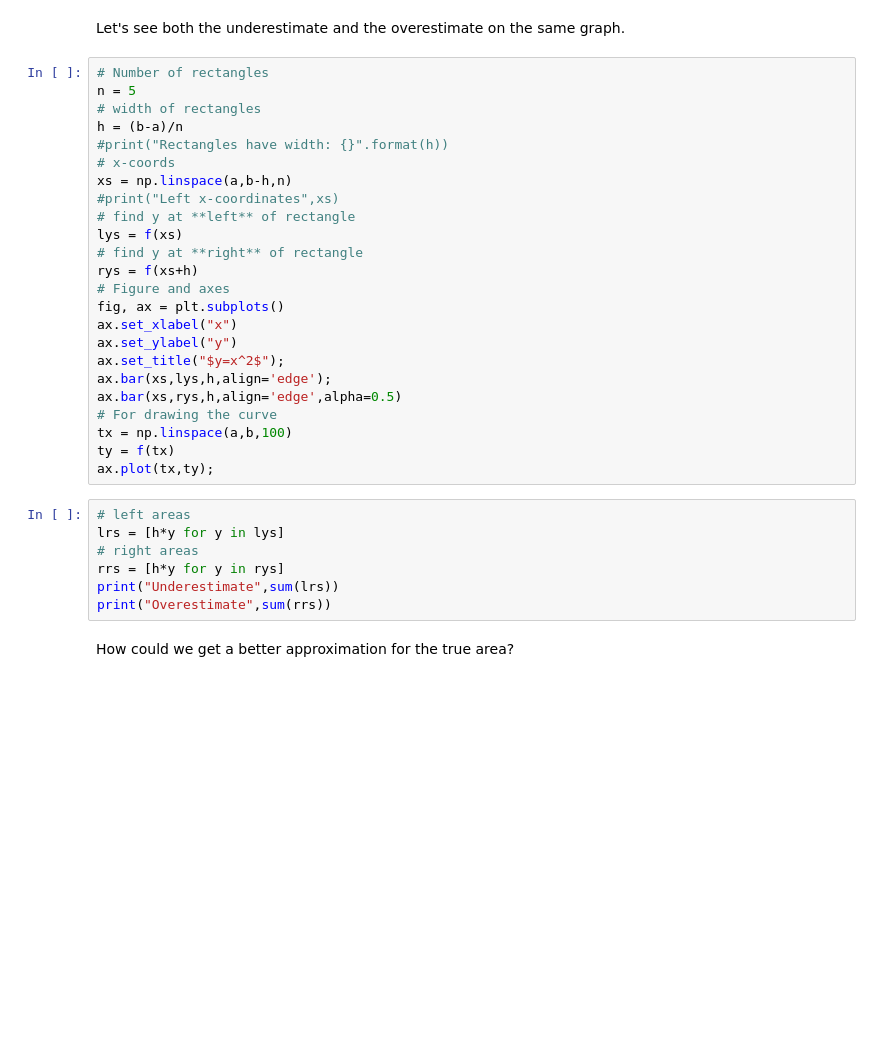
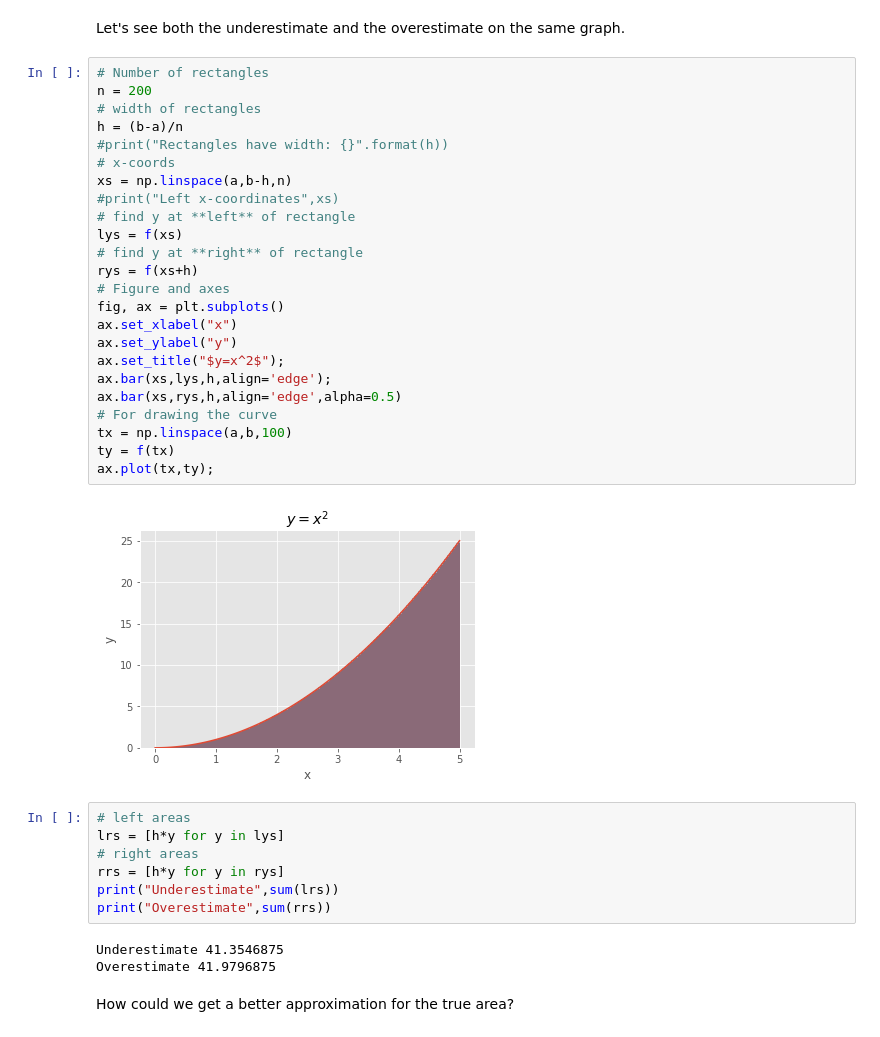
Before and after one commit to adacollege/maths-1-calculus, a Jupyter notebook: integration as area.ipynb, the cells around one changed output. Saved outputs shown, nothing was run; the diff lists cells and outputs as text; blank space fills up the shorter version.

```diff
--- a/integration as area.ipynb
+++ b/integration as area.ipynb
@@ -90,28 +108,30 @@ print(rs,"=", sum(rs))
 Let's see both the underestimate and the overestimate on the same graph.
 # %%
 # Number of rectangles
-n = 5
+n = 200
 # width of rectangles
 h = (b-a)/n
 #print("Rectangles have width: {}".format(h))
 # x-coords
 xs = np.linspace(a,b-h,n)
 #print("Left x-coordinates",xs)
 # find y at **left** of rectangle
 lys = f(xs)
 # find y at **right** of rectangle
 rys = f(xs+h)
 # Figure and axes
 fig, ax = plt.subplots()
 ax.set_xlabel("x")
 ax.set_ylabel("y")
 ax.set_title("$y=x^2$");
 ax.bar(xs,lys,h,align='edge');
 ax.bar(xs,rys,h,align='edge',alpha=0.5)
 # For drawing the curve
 tx = np.linspace(a,b,100)
 ty = f(tx)
 ax.plot(tx,ty);
+# %% [output]
+[figure, added]
 # %%
 # left areas
 lrs = [h*y for y in lys]
@@ -119,6 +139,9 @@ lrs = [h*y for y in lys]
 rrs = [h*y for y in rys]
 print("Underestimate",sum(lrs))
 print("Overestimate",sum(rrs))
+# %% [output]
+Underestimate 41.3546875
+Overestimate 41.9796875
 # %% [markdown]
  How could we get a better approximation for the true area?
 # %% [markdown]
```
Also changed, not shown: parts of 5 cells of this notebook, 4 other files.
